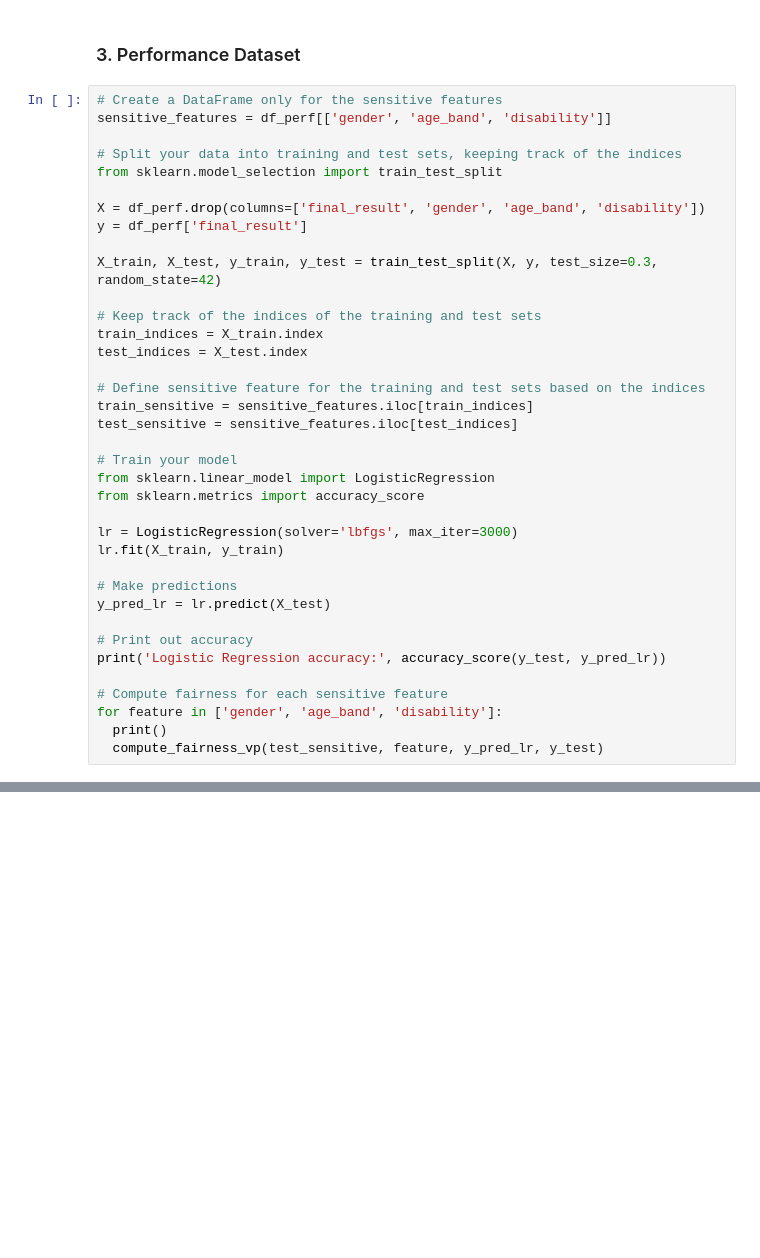
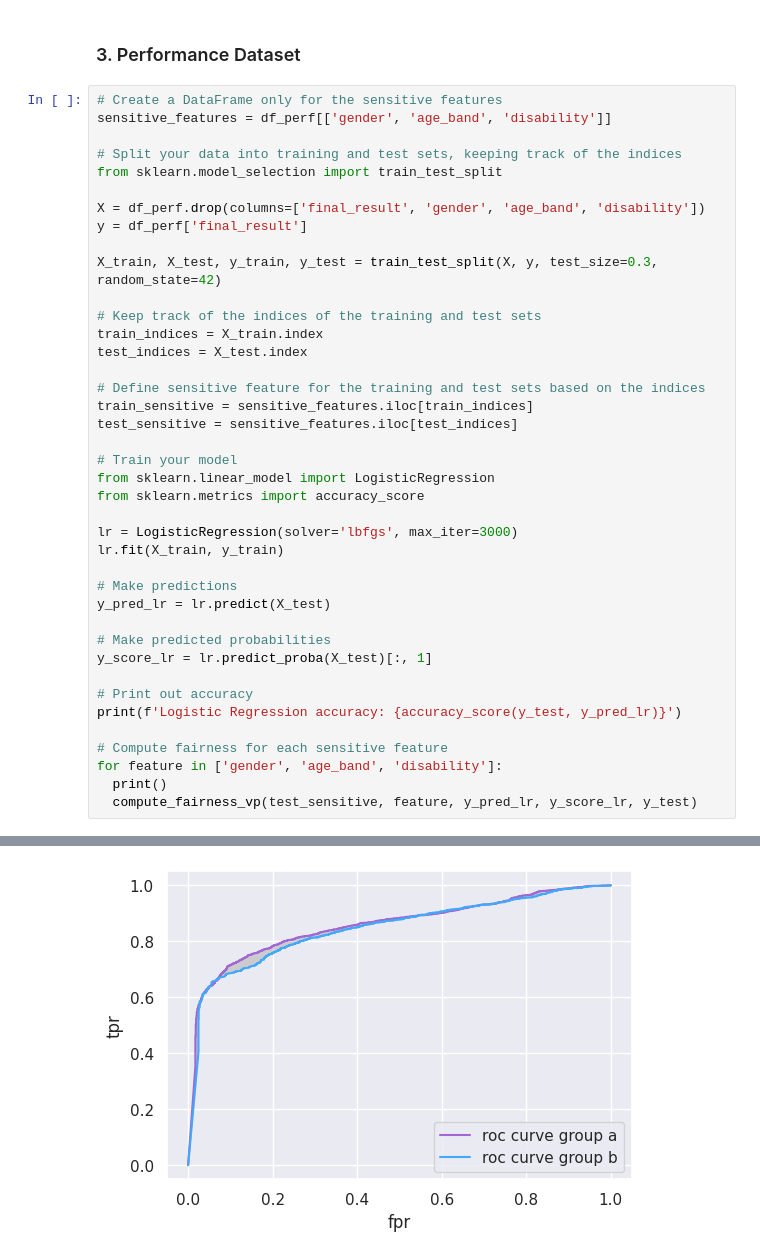
Before and after one commit to Consmart18/Debiasing-Student-Algorithms, a Jupyter notebook: RQ1_Examining_Bias_as_Attribute_of_Data_Sources.ipynb, the cells around one changed output, grey strips where cells are left out. Drawn from its saved outputs; the diff is of its cells as text; blank space fills up the shorter version.

```diff
--- a/RQ1_Examining_Bias_as_Attribute_of_Data_Sources.ipynb
+++ b/RQ1_Examining_Bias_as_Attribute_of_Data_Sources.ipynb
@@ -425,13 +483,16 @@ lr.fit(X_train, y_train)
 # Make predictions
 y_pred_lr = lr.predict(X_test)
 
+# Make predicted probabilities
+y_score_lr = lr.predict_proba(X_test)[:, 1]
+
 # Print out accuracy
-print('Logistic Regression accuracy:', accuracy_score(y_test, y_pred_lr))
+print(f'Logistic Regression accuracy: {accuracy_score(y_test, y_pred_lr)}')
 
 # Compute fairness for each sensitive feature
 for feature in ['gender', 'age_band', 'disability']:
   print()
-  compute_fairness_vp(test_sensitive, feature, y_pred_lr, y_test)
+  compute_fairness_vp(test_sensitive, feature, y_pred_lr, y_score_lr, y_test)
 # %% [output]
 Logistic Regression accuracy: 0.7877889138883207
 
@@ -448,0 +502 @@ disability Equal Opportunity Difference value: 0.04508504233130506
+[figure, added]
```
Also changed, not shown: parts of 33 cells of this notebook.
